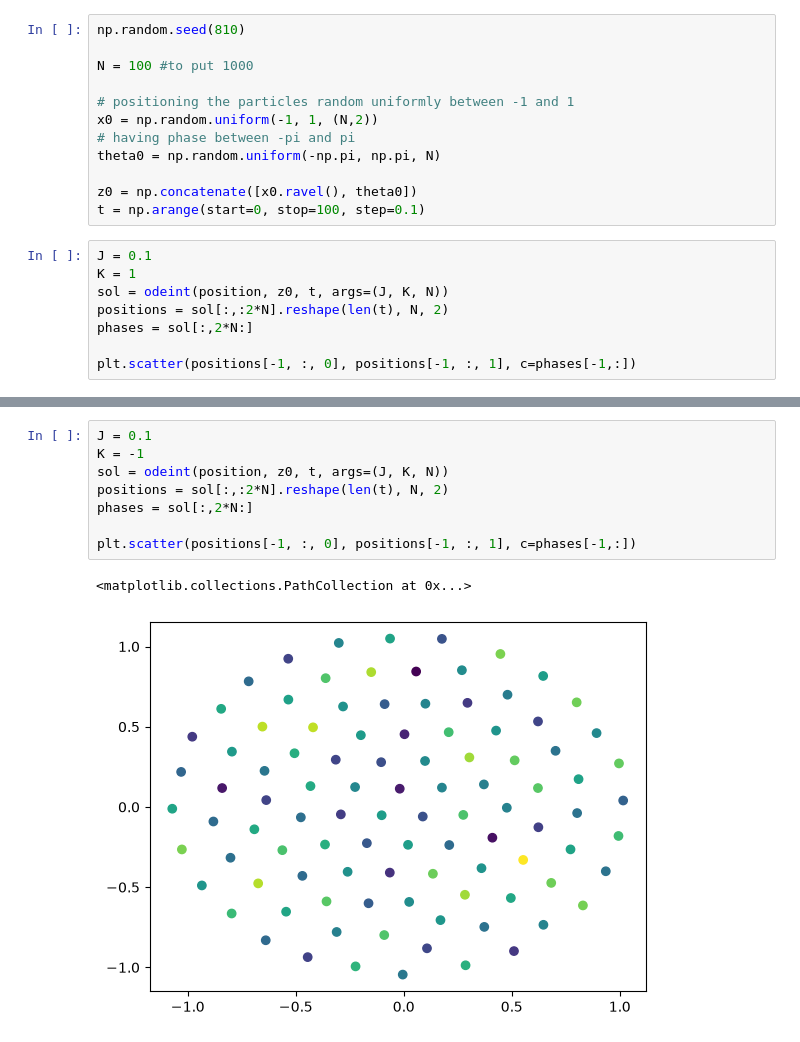
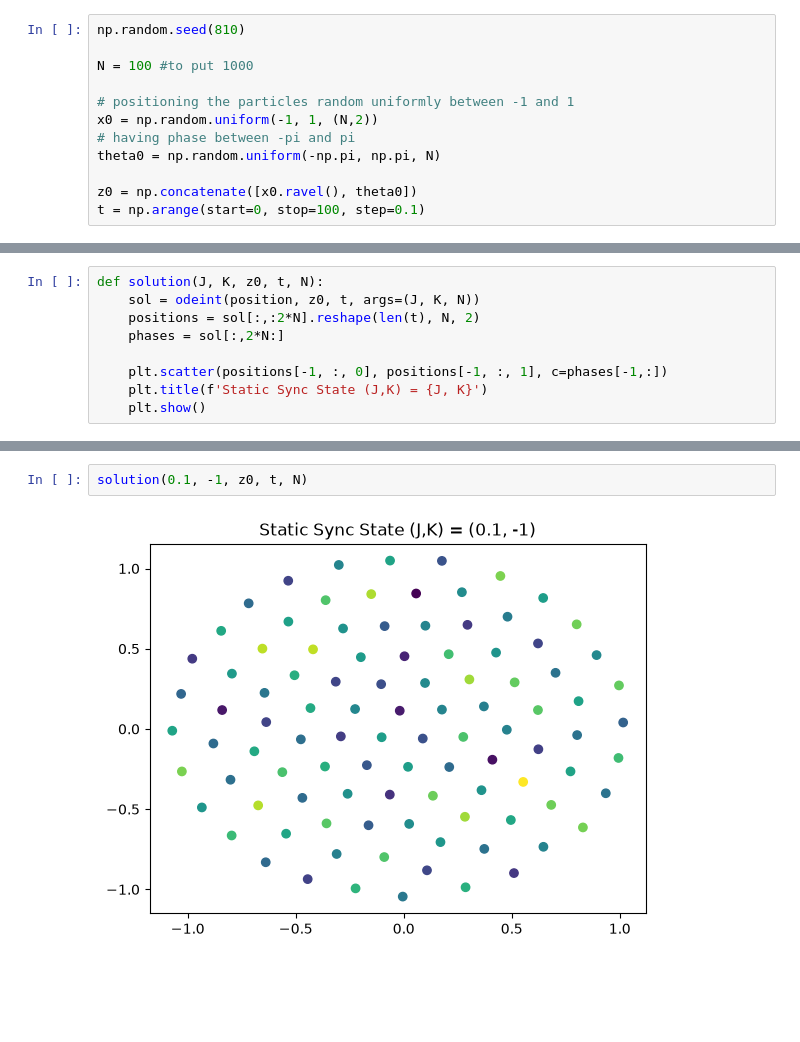
Before and after one commit to sofiadilucia/PoCN_project, a Jupyter notebook: code/swarmalators.ipynb, the cells around one changed output, grey strips where cells are left out. Cells and saved outputs as stored; diff of their text form; blank space fills up the shorter version.

Commit message:
stat and non-stat states

```diff
--- a/code/swarmalators.ipynb
+++ b/code/swarmalators.ipynb
@@ -59,11 +59,3 @@ theta0 = np.random.uniform(-np.pi, np.pi, N)
 
 z0 = np.concatenate([x0.ravel(), theta0])
 t = np.arange(start=0, stop=100, step=0.1)
-# %%
-J = 0.1
-K = 1
-sol = odeint(position, z0, t, args=(J, K, N))
-positions = sol[:,:2*N].reshape(len(t), N, 2)
-phases = sol[:,2*N:]
-
-plt.scatter(positions[-1, :, 0], positions[-1, :, 1], c=phases[-1,:])
@@ -72,0 +62,9 @@ plt.scatter(positions[-1, :, 0], positions[-1, :, 1], c=phases[-1,:])
+# %%
+def solution(J, K, z0, t, N):
+    sol = odeint(position, z0, t, args=(J, K, N))
+    positions = sol[:,:2*N].reshape(len(t), N, 2)
+    phases = sol[:,2*N:]
+
+    plt.scatter(positions[-1, :, 0], positions[-1, :, 1], c=phases[-1,:])
+    plt.title(f'Static Sync State (J,K) = {J, K}')
+    plt.show()
@@ -73,12 +75,5 @@ plt.scatter(positions[-1, :, 0], positions[-1, :, 1], c=phases[-1,:])
 # %%
-J = 0.1
-K = -1
-sol = odeint(position, z0, t, args=(J, K, N))
-positions = sol[:,:2*N].reshape(len(t), N, 2)
-phases = sol[:,2*N:]
-
-plt.scatter(positions[-1, :, 0], positions[-1, :, 1], c=phases[-1,:])
+solution(0.1, -1, z0, t, N)
 # %% [output]
-<matplotlib.collections.PathCollection at 0x...>
-[figure, old version]
+[figure, new version]
 # %%
```
Also changed, not shown: parts of 7 cells of this notebook.
